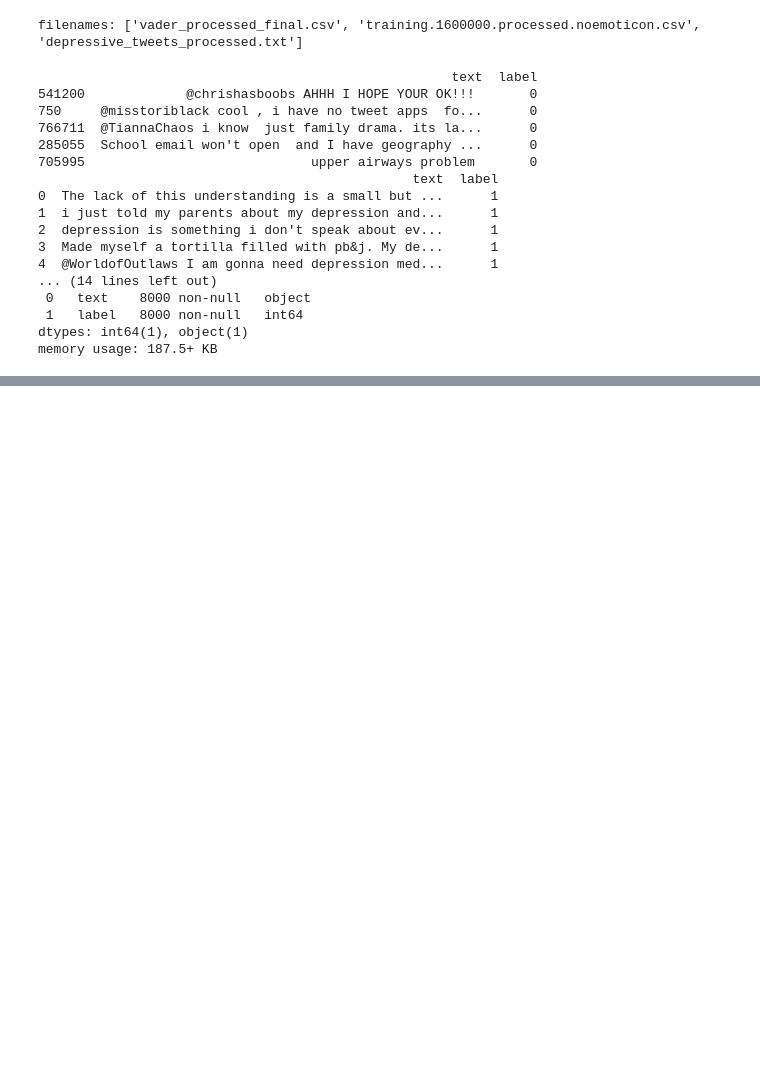
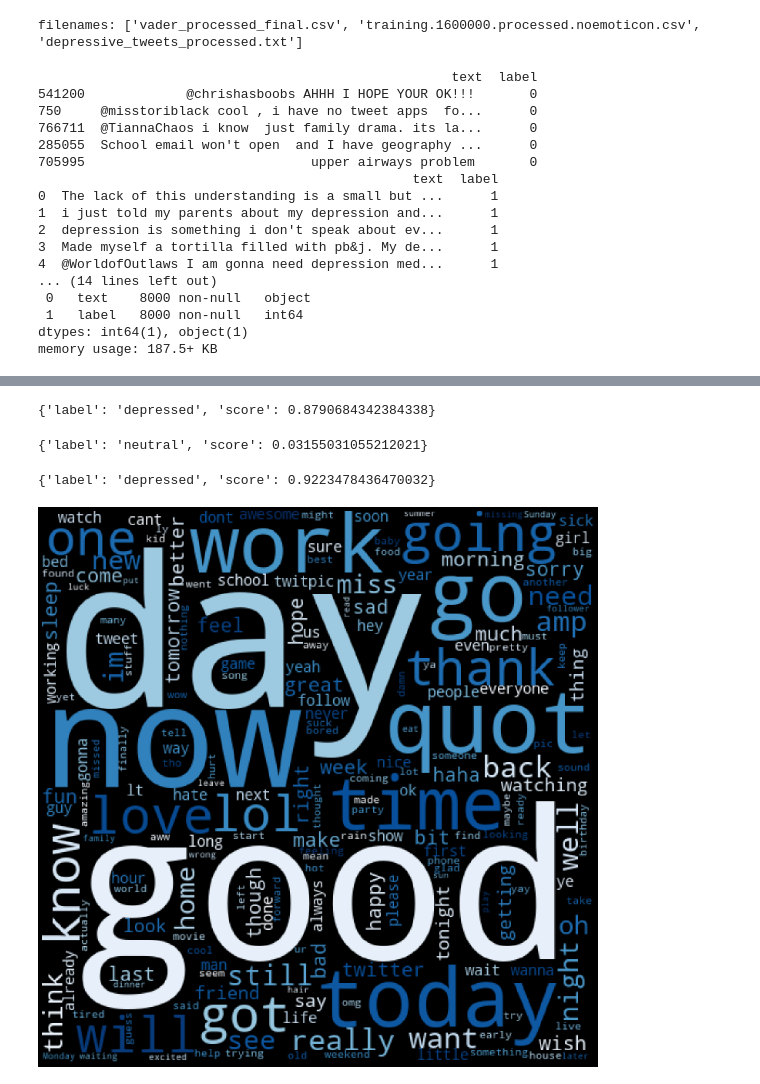
Before and after one commit to amrelhussein/Twitter-Depression-Analysis-, a Jupyter notebook: depressionAnalysis.ipynb, the cells around one changed output, grey strips where cells are left out. Drawn from its saved outputs; the diff is of its cells as text; code cells hidden in the pictures; blank space fills up the shorter version.

```diff
--- a/depressionAnalysis.ipynb
+++ b/depressionAnalysis.ipynb
@@ -452,0 +432,23 @@ array([0, 0, 0, ..., 0, 0, 0])
+# %%
+predict('i was diagnosed with anxiety and stress')
+# %% [output]
+{'label': 'depressed', 'score': 0.8790684342384338}
+# %%
+predict('this so depressing')
+# %% [output]
+{'label': 'neutral', 'score': 0.03155031055212021}
+# %%
+predict('my mental health is so low')
+# %% [output]
+{'label': 'depressed', 'score': 0.9223478436470032}
+# %%
+random_words = ''.join(list(map(str,random_tweets)))
+random_wc = WordCloud(width=512,height=512,collocations=False,colormap="Blues").generate(random_words)
+# %%
+plt.figure(figsize=(20, 20),facecolor='k')
+plt.imshow(random_wc)
+plt.axis('off')
+plt.tight_layout(pad = 0)
+plt.show()
+# %% [output]
+[figure, added]
```
Also changed, not shown: parts of 15 cells of this notebook.
